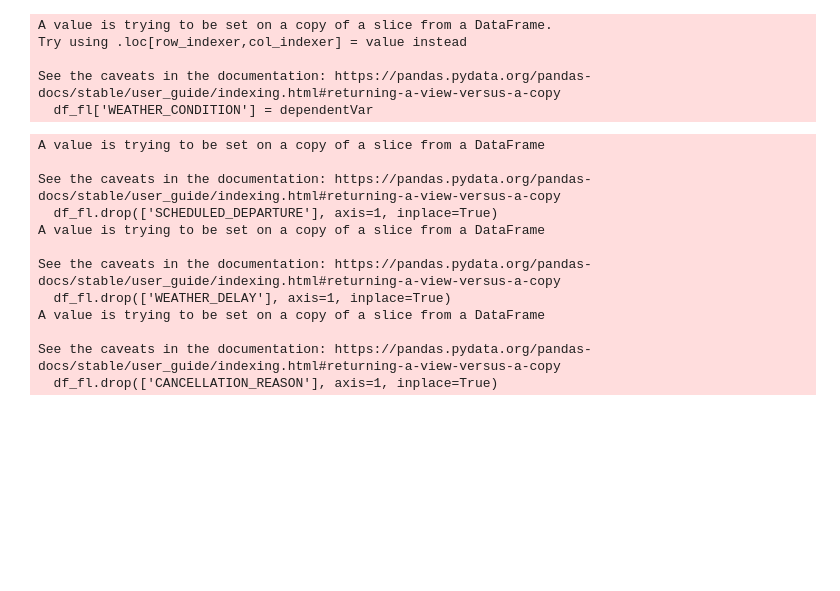
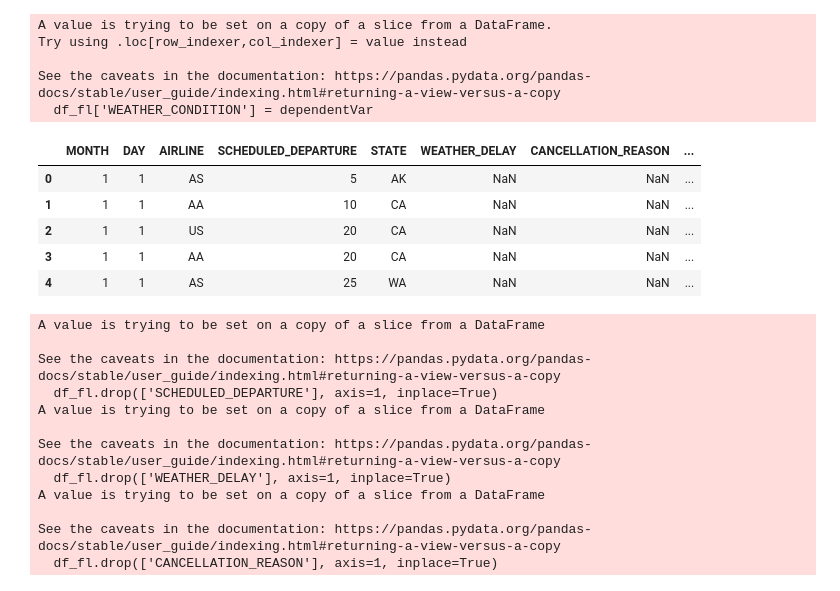
Before and after one commit to EmilioGinzo/Flight-delay, a Jupyter notebook: Project_p676p627_Emilio.ipynb, the cells around one changed output. Cells and saved outputs as stored; diff of their text form; code cells hidden in the pictures; blank space fills up the shorter version.

```diff
--- a/Project_p676p627_Emilio.ipynb
+++ b/Project_p676p627_Emilio.ipynb
@@ -124,6 +125,15 @@ Try using .loc[row_indexer,col_indexer] = value instead
 
 See the caveats in the documentation: https://pandas.pydata.org/pandas-docs/stable/user_guide/indexing.html#returning-a-view-versus-a-copy
   df_fl['WEATHER_CONDITION'] = dependentVar
+# %%
+df_fl.head()
+# %% [output]
+|  | MONTH | DAY | AIRLINE | SCHEDULED_DEPARTURE | STATE | WEATHER_DELAY | CANCELLATION_REASON | ... |
+| 0 | 1 | 1 | AS | 5 | AK | NaN | NaN | ... |
+| 1 | 1 | 1 | AA | 10 | CA | NaN | NaN | ... |
+| 2 | 1 | 1 | US | 20 | CA | NaN | NaN | ... |
+| 3 | 1 | 1 | AA | 20 | CA | NaN | NaN | ... |
+| 4 | 1 | 1 | AS | 25 | WA | NaN | NaN | ... |
 # %%
 df_fl.drop(['SCHEDULED_DEPARTURE'], axis=1, inplace=True)
 df_fl.drop(['WEATHER_DELAY'], axis=1, inplace=True)
```
Also changed, not shown: parts of 84 cells of this notebook.
